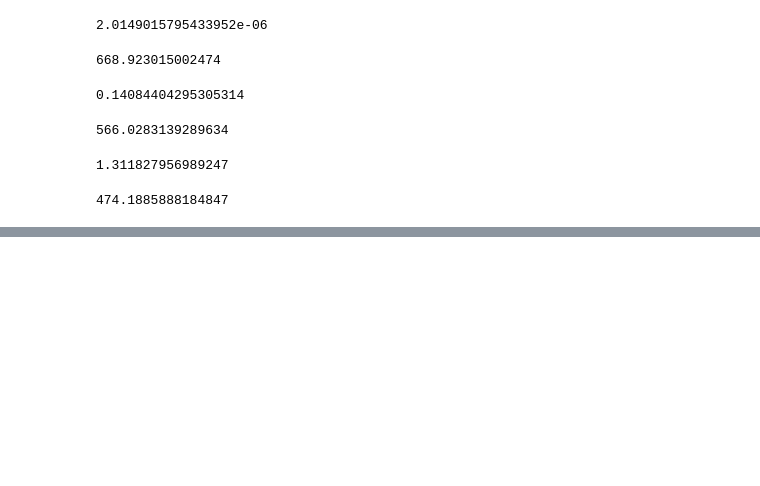
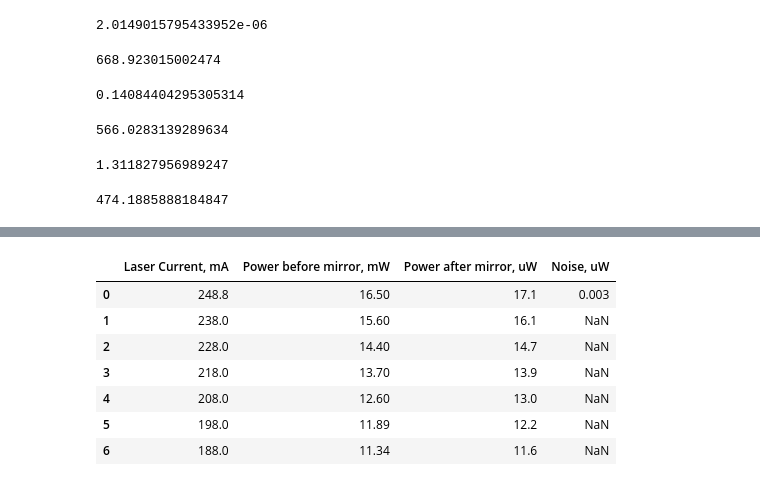
Before and after one commit to Dvnt3s/cavity-calc, a Jupyter notebook: resonator_calc.ipynb, the cells around one changed output, grey strips where cells are left out. Saved outputs shown, nothing was run; the diff lists cells and outputs as text; code cells hidden in the pictures; blank space fills up the shorter version.

```diff
--- a/resonator_calc.ipynb
+++ b/resonator_calc.ipynb
@@ -180,0 +183,12 @@ const.c / (632.222 * 1e12) * 1e9
+# %%
+data = pd.read_excel('mirror_meas.xlsx')
+data
+# %% [output]
+|  | Laser Current, mA | Power before mirror, mW | Power after mirror, uW | Noise, uW |
+| 0 | 248.8 | 16.50 | 17.1 | 0.003 |
+| 1 | 238.0 | 15.60 | 16.1 | NaN |
+| 2 | 228.0 | 14.40 | 14.7 | NaN |
+| 3 | 218.0 | 13.70 | 13.9 | NaN |
+| 4 | 208.0 | 12.60 | 13.0 | NaN |
+| 5 | 198.0 | 11.89 | 12.2 | NaN |
+| 6 | 188.0 | 11.34 | 11.6 | NaN |
```
Also changed, not shown: parts of 8 cells of this notebook, 4 other files.
